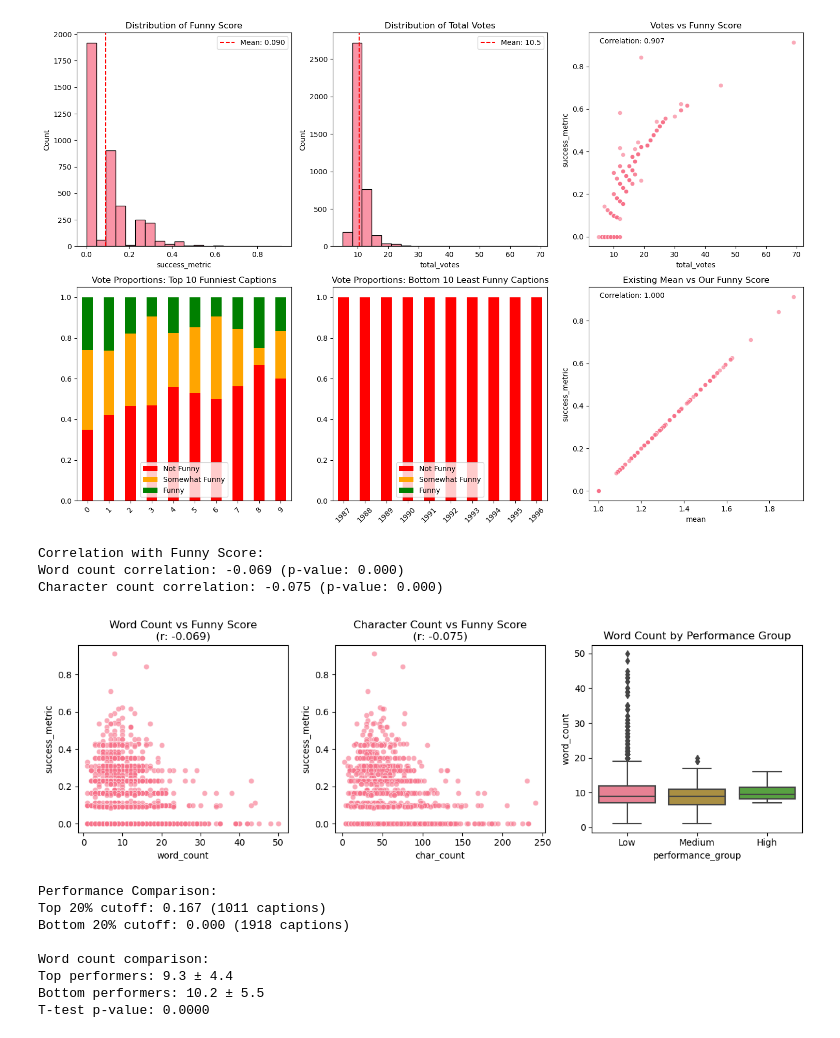
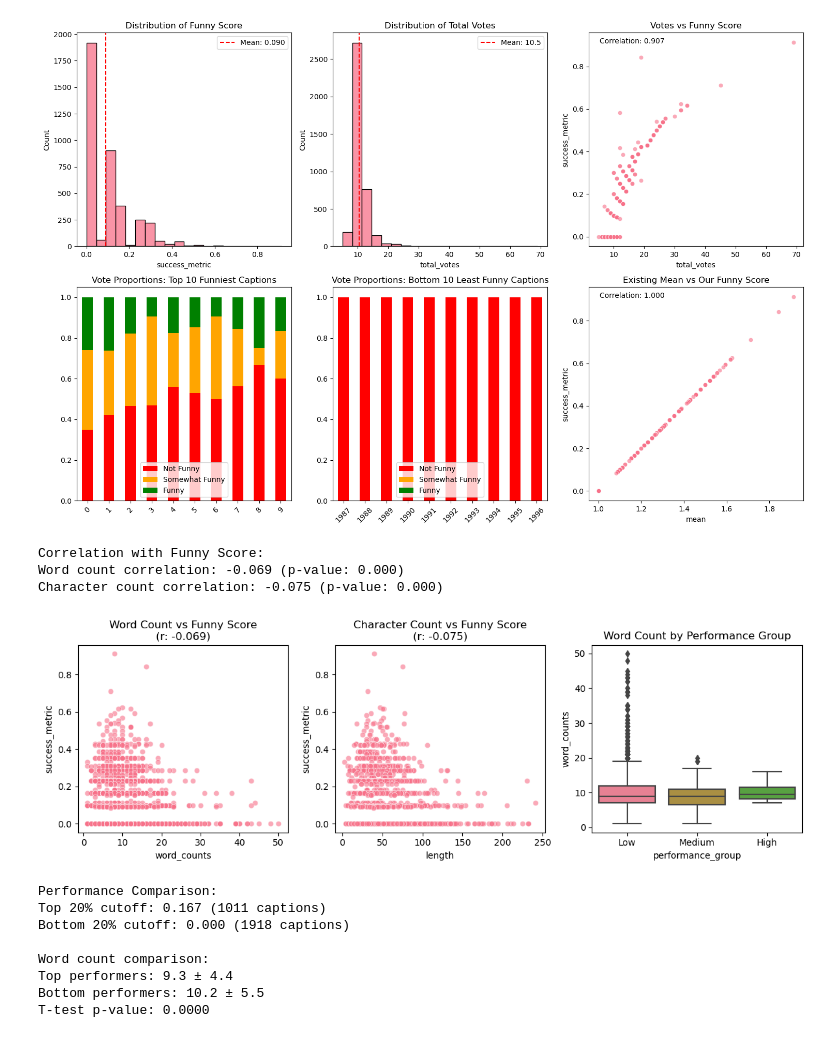
Before and after one commit to epfl-ada/ada-2025-project-json-derulo, a Jupyter notebook: src/Marina/data_exploration.ipynb, the cells around one changed output. Drawn from its saved outputs; the diff is of its cells as text; code cells hidden in the pictures.

```diff
--- a/src/Marina/data_exploration.ipynb
+++ b/src/Marina/data_exploration.ipynb
@@ -249,37 +237,37 @@ plt.show()
 # text Analysis with Proper Success Metric
     # Correlation analysis
 corr_word_score, p_word = pearsonr(df['word_counts'], df['success_metric'])
 corr_char_score, p_char = pearsonr(df['length'], df['success_metric'])
 
 print(f"\nCorrelation with Funny Score:")
 print(f"Word count correlation: {corr_word_score:.3f} (p-value: {p_word:.3f})")
 print(f"Character count correlation: {corr_char_score:.3f} (p-value: {p_char:.3f})")
 
 # Visualization
 plt.figure(figsize=(12, 4))
 
 plt.subplot(1, 3, 1)
-sns.scatterplot(data=df, x='word_count', y='success_metric', alpha=0.6)
+sns.scatterplot(data=df, x='word_counts', y='success_metric', alpha=0.6)
 plt.title(f'Word Count vs Funny Score\n(r: {corr_word_score:.3f})')
 
 plt.subplot(1, 3, 2)
-sns.scatterplot(data=df, x='char_count', y='success_metric', alpha=0.6)
+sns.scatterplot(data=df, x='length', y='success_metric', alpha=0.6)
 plt.title(f'Character Count vs Funny Score\n(r: {corr_char_score:.3f})')
 
 plt.subplot(1, 3, 3)
 # Create performance groups for comparison
 df['performance_group'] = pd.cut(df['success_metric'], bins=3, labels=['Low', 'Medium', 'High'])
 
-sns.boxplot(data=df, x='performance_group', y='word_count')
+sns.boxplot(data=df, x='performance_group', y='word_counts')
 plt.title('Word Count by Performance Group')
 
 plt.tight_layout()
 plt.show()
 # %% [output]
 Correlation with Funny Score:
 Word count correlation: -0.069 (p-value: 0.000)
 Character count correlation: -0.075 (p-value: 0.000)
-[figure, old version]
+[figure, new version]
 # %%
 
 # compare Top vs Bottom Performers
```
Also changed, not shown: parts of 25 cells of this notebook, 1 other file.
